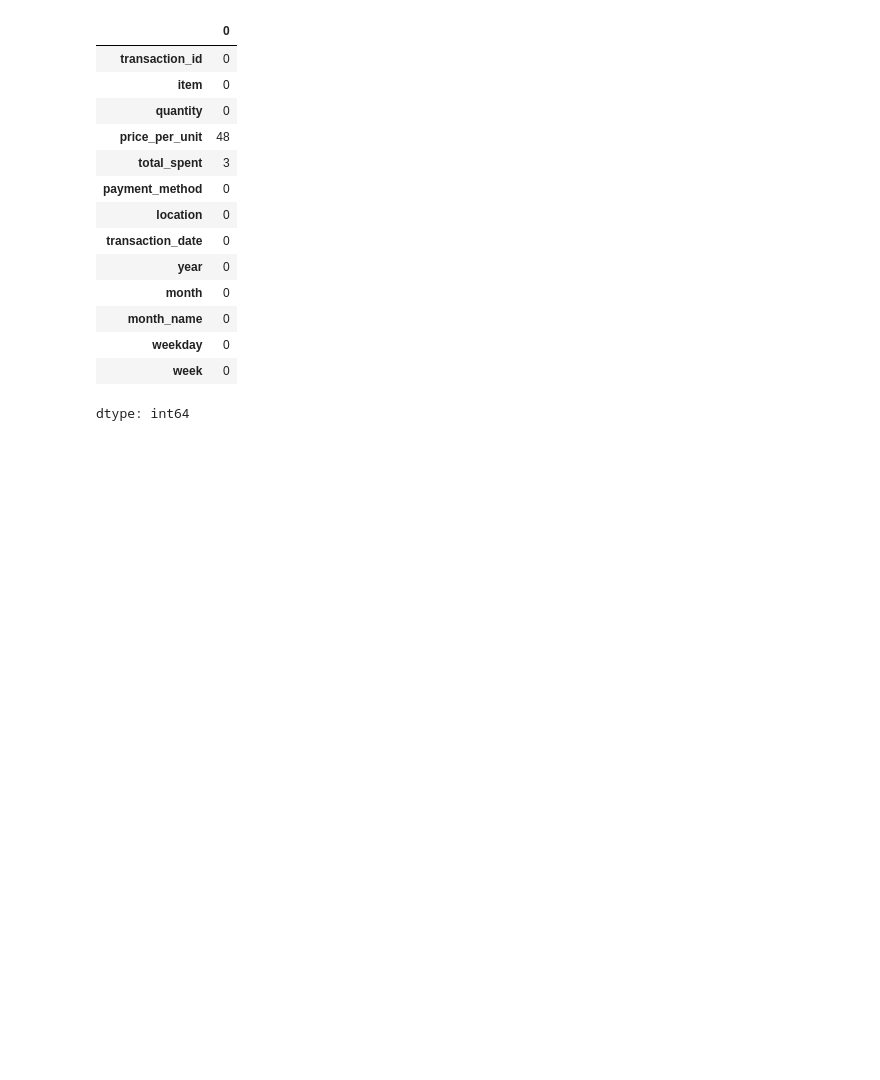
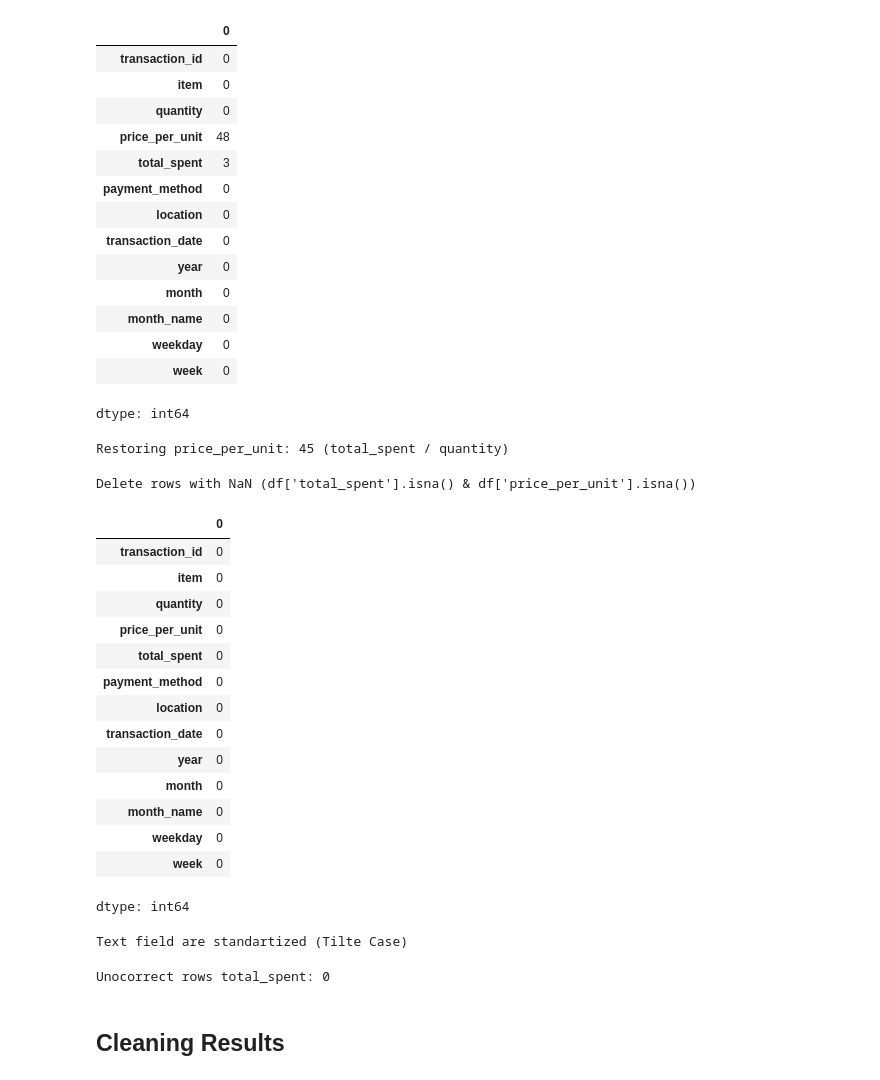
Before and after one commit to NatalieAleksandrova2026/Analysis_Cafe_Sales, a Jupyter notebook: EDA_Cafe_Sales.ipynb, the cells around one changed output. Saved outputs shown, nothing was run; the diff lists cells and outputs as text; code cells hidden in the pictures; blank space fills up the shorter version.

Commit message:
Changing results

```diff
--- a/EDA_Cafe_Sales.ipynb
+++ b/EDA_Cafe_Sales.ipynb
@@ -473,3 +473,52 @@ df.isna().sum()
 | weekday | 0 |
 | week | 0 |
 dtype: int64
+# %%
+#Restoring price_per_unit (total_spent / quantity)
+mask_recoverable3 = (
+    df['price_per_unit'].isna() &
+    df['total_spent'].notna() &
+    df['quantity'].notna()
+)
+df.loc[mask_recoverable3, 'price_per_unit'] = df.loc[mask_recoverable3, 'total_spent'] / df.loc[mask_recoverable3, 'quantity']
+# mask_recoverable.sum()
+print(f"Restoring price_per_unit: {mask_recoverable3.sum()} (total_spent / quantity)")
+# %% [output]
+Restoring price_per_unit: 45 (total_spent / quantity)
+# %%
+df.dropna(subset=['total_spent'], inplace=True)
+print(f"Delete rows with NaN (df['total_spent'].isna() & df['price_per_unit'].isna())")
+# %% [output]
+Delete rows with NaN (df['total_spent'].isna() & df['price_per_unit'].isna())
+# %%
+df.isna().sum()
+# %% [output]
+|  | 0 |
+| transaction_id | 0 |
+| item | 0 |
+| quantity | 0 |
+| price_per_unit | 0 |
+| total_spent | 0 |
+| payment_method | 0 |
+| location | 0 |
+| transaction_date | 0 |
+| year | 0 |
+| month | 0 |
+| month_name | 0 |
+| weekday | 0 |
+| week | 0 |
+dtype: int64
+# %%
+for col in['item', 'payment_method', 'location']:
+  df[col] = df[col].str.strip().str.title()
+print('Text field are standartized (Tilte Case)')
+# %% [output]
+Text field are standartized (Tilte Case)
+# %%
+#Check quantity * price_per_unit != df.total_spent
+mask_total_spent = (df.quantity * df.price_per_unit != df.total_spent)
+print(f'Unocorrect rows total_spent: {mask_total_spent.sum()}')
+# %% [output]
+Unocorrect rows total_spent: 0
+# %% [markdown]
+## Cleaning Results
```
Also changed, not shown: parts of 1 cell of this notebook.
